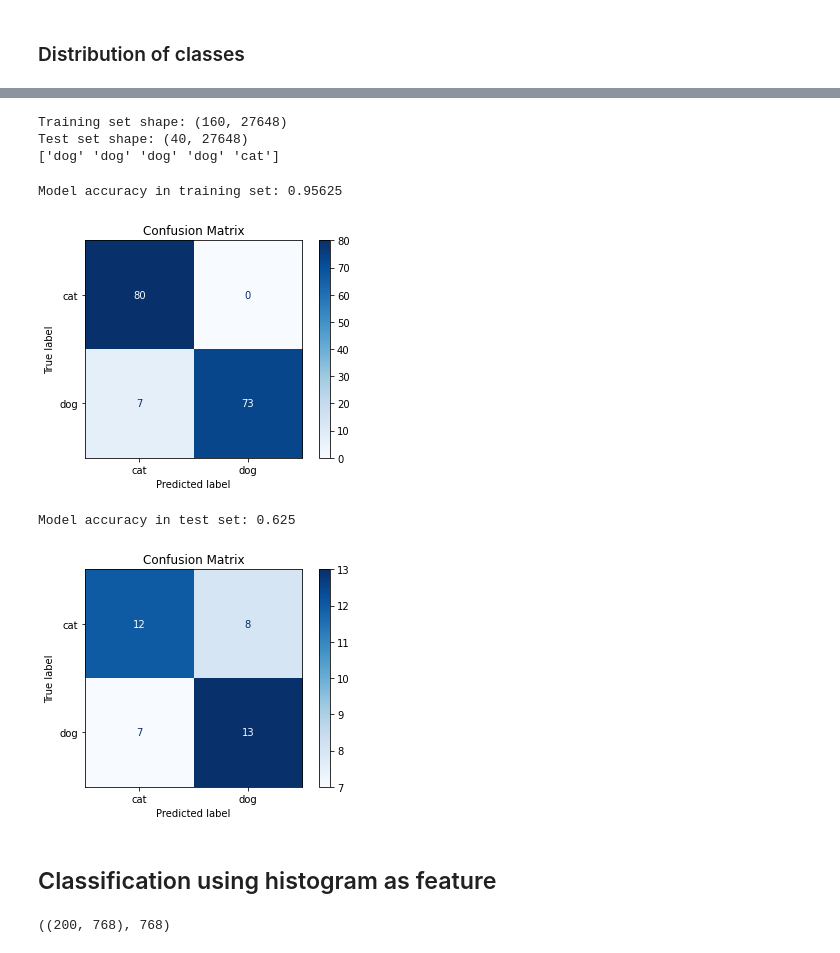
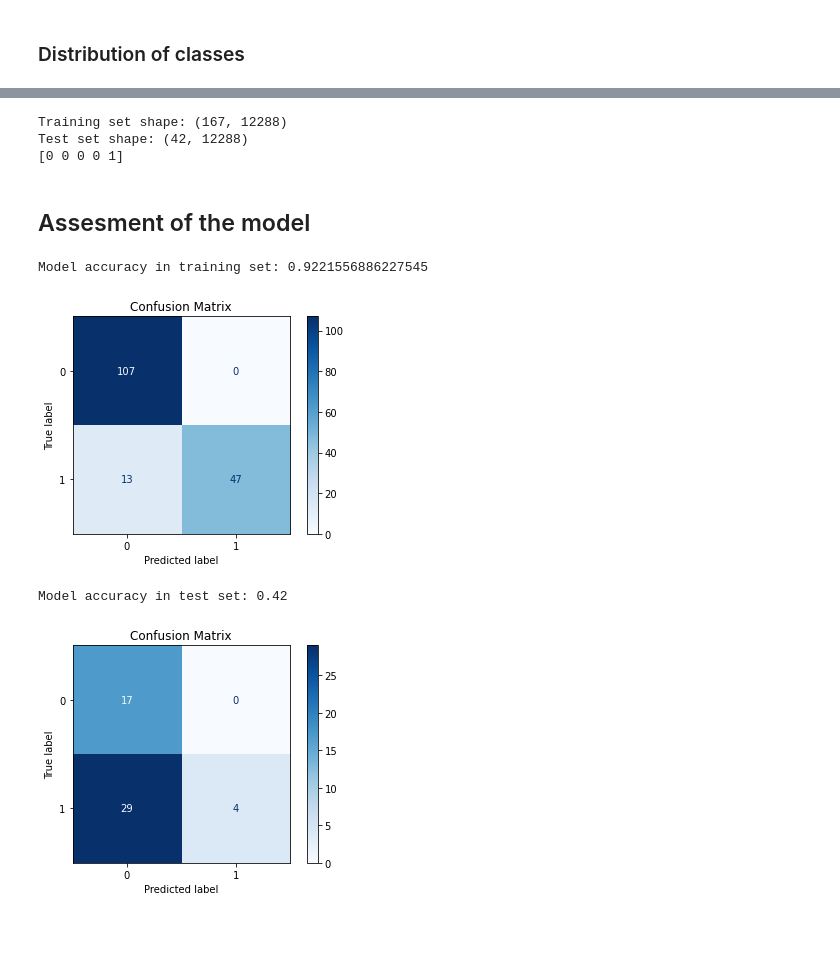
Before and after one commit to amgp-upm/image_understanding, a Jupyter notebook: image_classification_basic_pipeline.ipynb, the cells around one changed output, grey strips where cells are left out. Cells and saved outputs as stored; diff of their text form; code cells hidden in the pictures.

```diff
--- a/image_classification_basic_pipeline.ipynb
+++ b/image_classification_basic_pipeline.ipynb
@@ -25,0 +57,7 @@ display(df.head())
+# %%
+# Loading the dataset
+
+data_path = './cats_not_cats/'
+
+df = pd.read_csv(data_path + 'cats_not_cats.csv')
+display(df.head())
@@ -26,12 +71,13 @@ display(df.head())
 # %%
 # visualizing 10 first images and its classes
+labels = ['not cat', 'cat']
 
 fig = plt.figure(figsize=(20, 8))
 for i in range(10):
-    filename, label = df.loc[i].filename, df.loc[i].label
-    im = imread(os.path.join(image_path, filename))
+    filename, label = df.loc[i].image, df.loc[i].label
+    im = imread(os.path.join(data_path, filename))
     ax = fig.add_subplot(2, 5, i+1)
-    ax.set_title(label)
+    ax.set_title(labels[label])
     ax.axis('off')
     ax.imshow(im)
 plt.show()
@@ -66,19 +118,19 @@ from joblib import dump, load
 # %%
 # Convert images as vector to create dataset
-features = [imread(os.path.join(image_path, filename)).flatten() for filename in df.filename]
+df_train = df[df.set == 'train']
+
+features = [imread(os.path.join(data_path, filename)).flatten() for filename in df_train.image]
 features = np.array(features)
-y = df.label.values
+y = df_train.label.values
 # %%
-seed = 23
+seed = 23 # In is important to use a seed
 
 # Split dataset
-X_train, X_test, y_train, y_test = train_test_split(features, y, test_size=0.20, random_state=seed)
+X_train, X_val, y_train, y_val = train_test_split(features, y, test_size=0.20, random_state=seed)
 
 print('Training set shape: {}'.format(X_train.shape))
-print('Test set shape: {}'.format(X_test.shape))
-
-print(y_train[:5])
+print('Test set shape: {}'.format(X_val.shape))
 # %% [output]
-Training set shape: (160, 27648)
-Test set shape: (40, 27648)
-['dog' 'dog' 'dog' 'dog' 'cat']
+Training set shape: (167, 12288)
+Test set shape: (42, 12288)
+[0 0 0 0 1]
@@ -85,54 +143,38 @@ Test set shape: (40, 27648)
+# %% [markdown]
+## Assesment of the model
 # %%
-model = svm.SVC() # You can set the parameters
-model.fit(X_train, y_train) # Fitting the model
-
-dump(model, 'svm_model_pixels.joblib') # saving model
-model = load('svm_model_pixels.joblib') # loading model
-
 y_pred = model.predict(X_train) # Prediction on test set
 
 accuracy_train = accuracy_score(y_train, y_pred)
 
 print('Model accuracy in training set: {}'.format(accuracy_train))
 
 np.set_printoptions(precision=2)
 cm = plot_confusion_matrix(model, X_train, y_train,
                            display_labels=np.unique(y),
                            cmap=plt.cm.Blues, normalize=None)
 cm.ax_.set_title('Confusion Matrix')
 plt.show()
 
+df_test = df[df.set == 'test']
+
+X_test = [imread(os.path.join(data_path, filename)).flatten() for filename in df_test.image]
+X_test = np.array(features_test)
+y_test = df_test.label.values
+
 y_pred = model.predict(X_test) # Prediction on test set
 
 accuracy_test = accuracy_score(y_test, y_pred)
 print('Model accuracy in test set: {}'.format(accuracy_test))
 
 np.set_printoptions(precision=2)
 cm = plot_confusion_matrix(model, X_test, y_test,
                            display_labels=np.unique(y),
                            cmap=plt.cm.Blues, normalize=None)
 cm.ax_.set_title('Confusion Matrix')
 plt.show()
 # %% [output]
-Model accuracy in training set: 0.95625
+Model accuracy in training set: 0.9221556886227545
-[figure, old version]
+[figure, new version]
-Model accuracy in test set: 0.625
+Model accuracy in test set: 0.42
-[figure, old version]
+[figure, new version]
-# %% [markdown]
-## Classification using histogram as feature
-# %%
-from skimage import exposure, img_as_float # for histogram
-
-nbins = 256
-features = []
-for filename in df.filename:
-    im = imread(os.path.join(image_path, filename))
-    im = img_as_float(im)
-    features.append(np.stack([exposure.histogram(im[:,:,0])[0],
-                             exposure.histogram(im[:,:,1])[0],
-                             exposure.histogram(im[:,:,2])[0]]).flatten())
-
-features = np.array(features)
-features.shape, 256*3
-# %% [output]
-((200, 768), 768)
```
Also changed, not shown: parts of 23 cells of this notebook.
